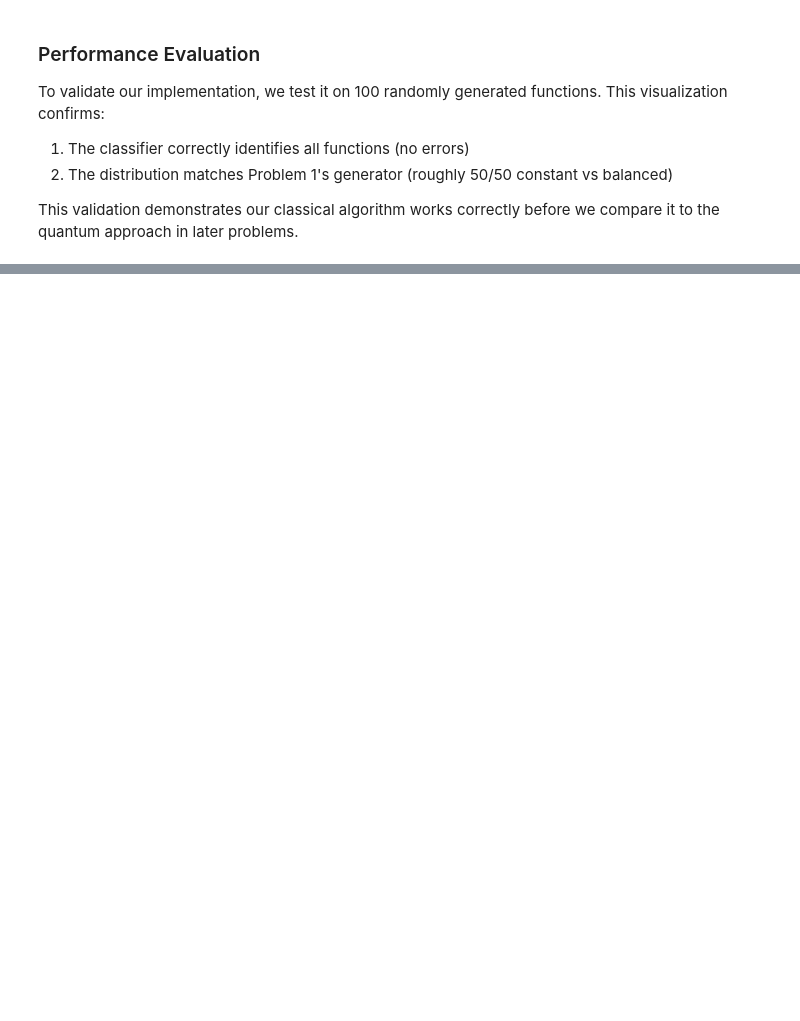
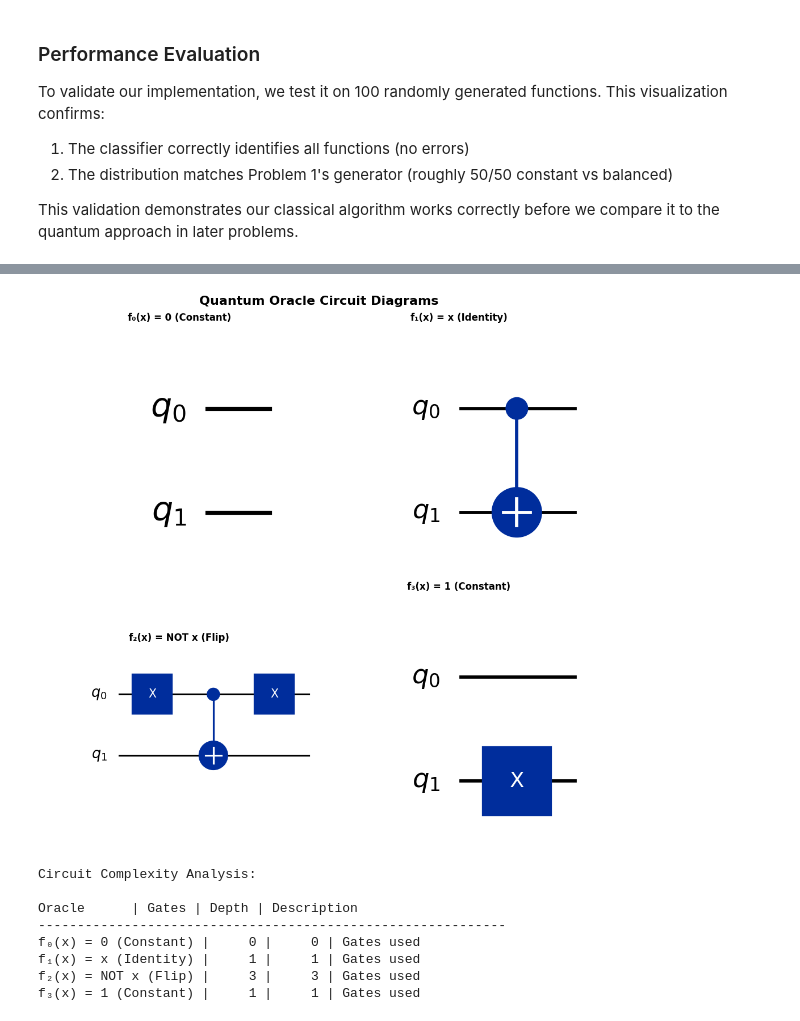
Before and after one commit to EricMurray-e-m-dev/emerging_tech, a Jupyter notebook: problems.ipynb, the cells around one changed output, grey strips where cells are left out. Saved outputs shown, nothing was run; the diff lists cells and outputs as text; code cells hidden in the pictures; blank space fills up the shorter version.

Commit message:
Updated the readme.
Added simple markdown explanation for problem 3, added code for 4 oracles, imported qiskit, added simple testing and added evaluation with qiskit visualisation for circuit diagram

```diff
--- a/problems.ipynb
+++ b/problems.ipynb
@@ -434,0 +651,44 @@ Expected distribution: ~50% constant, ~50% balanced
+# %%
+# Create a figure to display all four oracle circuits
+fig, axes = plt.subplots(2, 2, figsize=(10, 10))
+fig.suptitle('Quantum Oracle Circuit Diagrams', fontsize=16, fontweight='bold')
+
+oracles_list = [
+    ('f₀(x) = 0 (Constant)', oracle_f0()),
+    ('f₁(x) = x (Identity)', oracle_f1()),
+    ('f₂(x) = NOT x (Flip)', oracle_f2()),
+    ('f₃(x) = 1 (Constant)', oracle_f3())
+]
+
+# Draw each circuit
+for idx, (name, circuit) in enumerate(oracles_list):
+    row = idx // 2
+    col = idx % 2
+    ax = axes[row, col]
+
+    # Draw circuit diagram
+    circuit.draw('mpl', ax=ax)
+    ax.set_title(name, fontsize=12, fontweight='bold')
+
+plt.tight_layout()
+plt.show()
+
+# Print circuit depth analysis
+print("\nCircuit Complexity Analysis:\n")
+print("Oracle      | Gates | Depth | Description")
+print("-" * 60)
+
+for name, circuit in oracles_list:
+    gate_count = len(circuit.data)
+    depth = circuit.depth()
+    print(f"{name:20} | {gate_count:5} | {depth:5} | Gates used")
+# %% [output]
+[figure, added]
+Circuit Complexity Analysis:
+
+Oracle      | Gates | Depth | Description
+------------------------------------------------------------
+f₀(x) = 0 (Constant) |     0 |     0 | Gates used
+f₁(x) = x (Identity) |     1 |     1 | Gates used
+f₂(x) = NOT x (Flip) |     3 |     3 | Gates used
+f₃(x) = 1 (Constant) |     1 |     1 | Gates used
```
Also changed, not shown: parts of 9 cells of this notebook, 1 other file.
